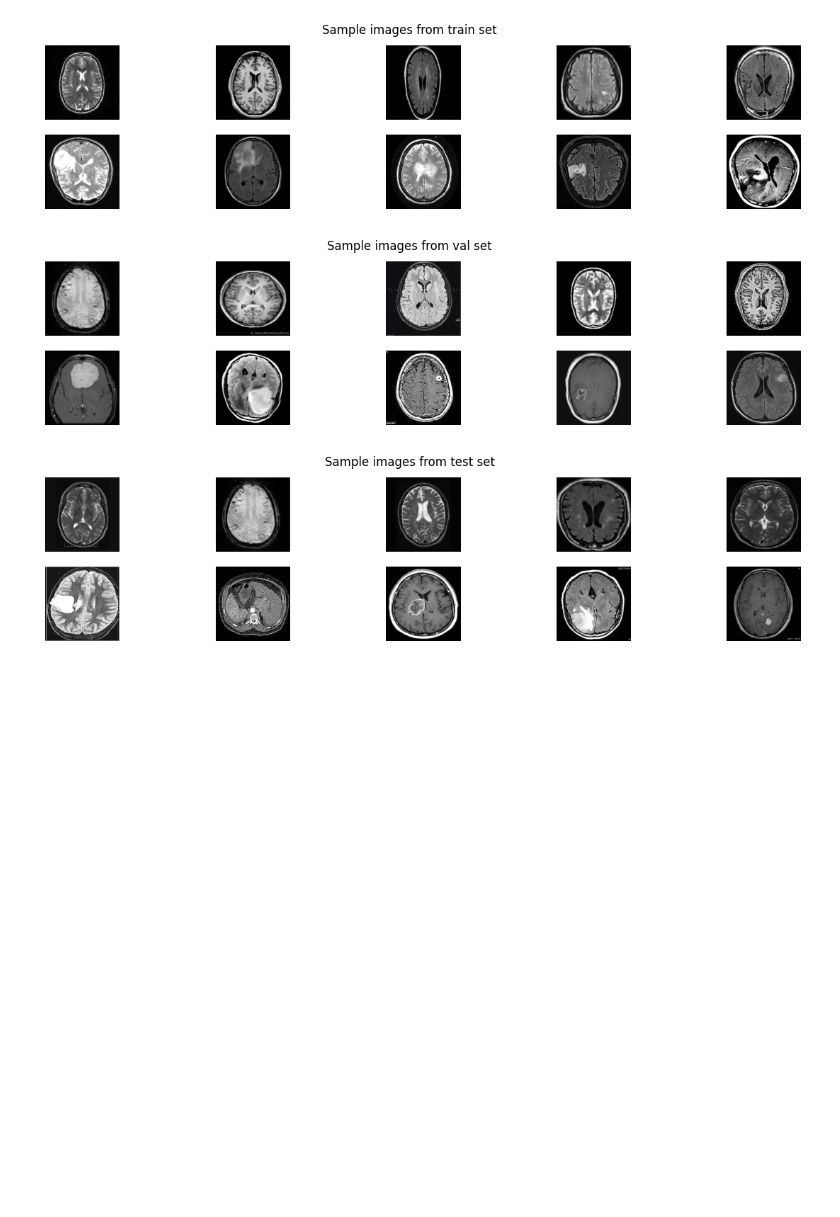
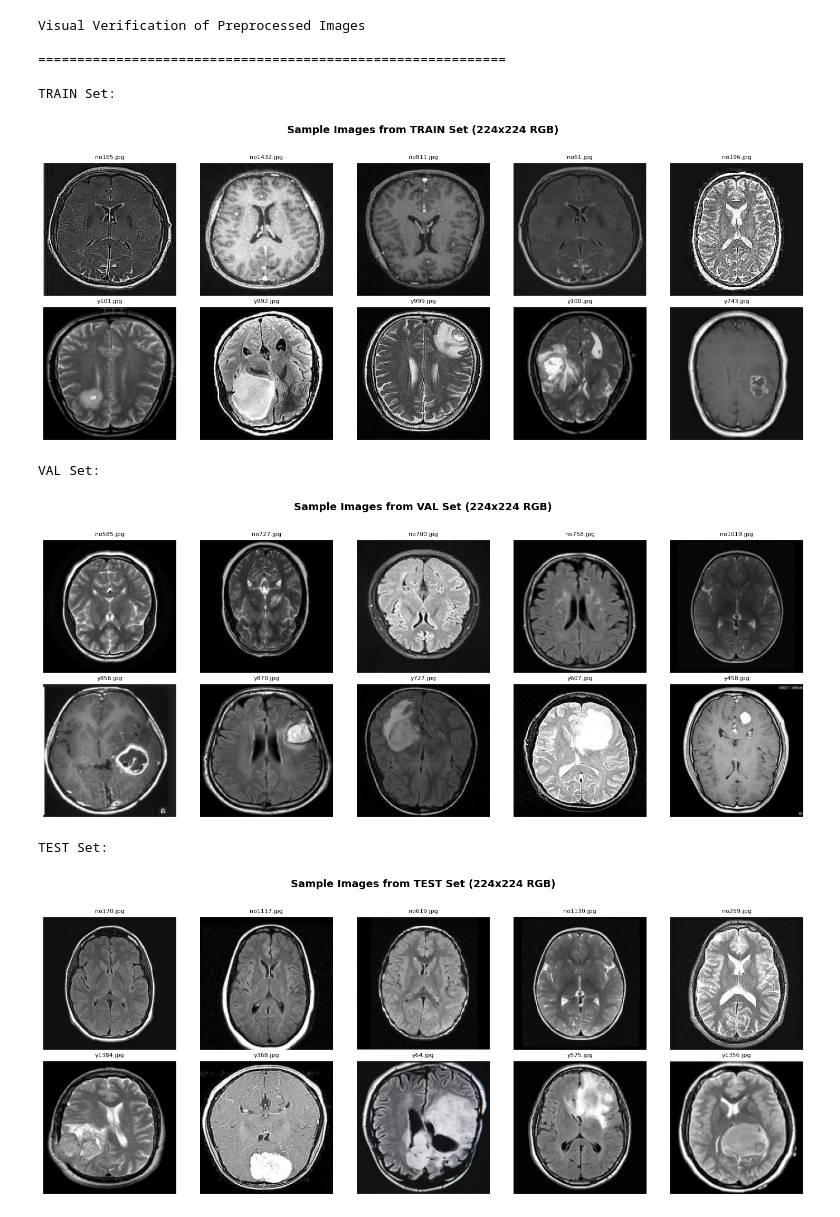
Before and after one commit to WhoIsFawaz/Explainable-Deep-Learning-for-Brain-Tumour-Detection-Comparative-Analysis-of-CNN-and-ResNet, a Jupyter notebook: 2preprocessing.ipynb, the cells around one changed output. Drawn from its saved outputs; the diff is of its cells as text; code cells hidden in the pictures; blank space fills up the shorter version.

```diff
--- a/2preprocessing.ipynb
+++ b/2preprocessing.ipynb
@@ -51,31 +187,56 @@ Preprocessing done! Dataset is ready for CNN and ResNet.
 # %%
 import matplotlib.pyplot as plt
-import os
 
 def show_sample_images(base_path, split="train", n=5):
-    plt.figure(figsize=(15,3))
+    """
+    Display random sample images from a specific split.
+
+    Args:
+        base_path (str): Base directory of processed dataset
+        split (str): Which split to visualize ('train', 'val', or 'test')
+        n (int): Number of samples to display per class
+    """
+    fig = plt.figure(figsize=(15, 6))
+
     for i, cls in enumerate(["no", "yes"]):
-        files = np.random.choice(os.listdir(os.path.join(base_path, split, cls)), n, replace=False)
+        cls_path = os.path.join(base_path, split, cls)
+        files = np.random.choice(os.listdir(cls_path), n, replace=False)
+
         for j, file in enumerate(files):
-            img = Image.open(os.path.join(base_path, split, cls, file))
+            img = Image.open(os.path.join(cls_path, file))
+
             plt.subplot(2, n, i*n + j + 1)
             plt.imshow(img)
             plt.axis("off")
+
+            # Label the first image of each row
             if j == 0:
-                plt.ylabel(cls, fontsize=12)
-    plt.suptitle(f"Sample images from {split} set")
+                plt.ylabel(f"Class: {cls.upper()}", fontsize=12, fontweight='bold')
+
+            # Add filename as title (small font)
+            plt.title(file, fontsize=8)
+
+    plt.suptitle(f"Sample Images from {split.upper()} Set (224x224 RGB)",
+                 fontsize=14, fontweight='bold', y=1.02)
+    plt.tight_layout()
     plt.show()
 
-# Display train samples
-show_sample_images("dataset_processed", "train")
+# Display samples from all splits
+print("Visual Verification of Preprocessed Images\n")
+print("=" * 60)
 
-# Display validation samples
-show_sample_images("dataset_processed", "val")
-
-# Display test samples
-show_sample_images("dataset_processed", "test")
+for split in ["train", "val", "test"]:
+    print(f"\n{split.upper()} Set:")
+    show_sample_images("dataset_processed", split, n=5)
 # %% [output]
+Visual Verification of Preprocessed Images
+
+============================================================
+
+TRAIN Set:
-[figure, old version]
+[figure, new version]
+VAL Set:
-[figure, old version]
+[figure, new version]
+TEST Set:
-[figure, old version]
+[figure, new version]
 # %% [markdown]
```
Also changed, not shown: parts of 6 cells of this notebook, 2 other files.
